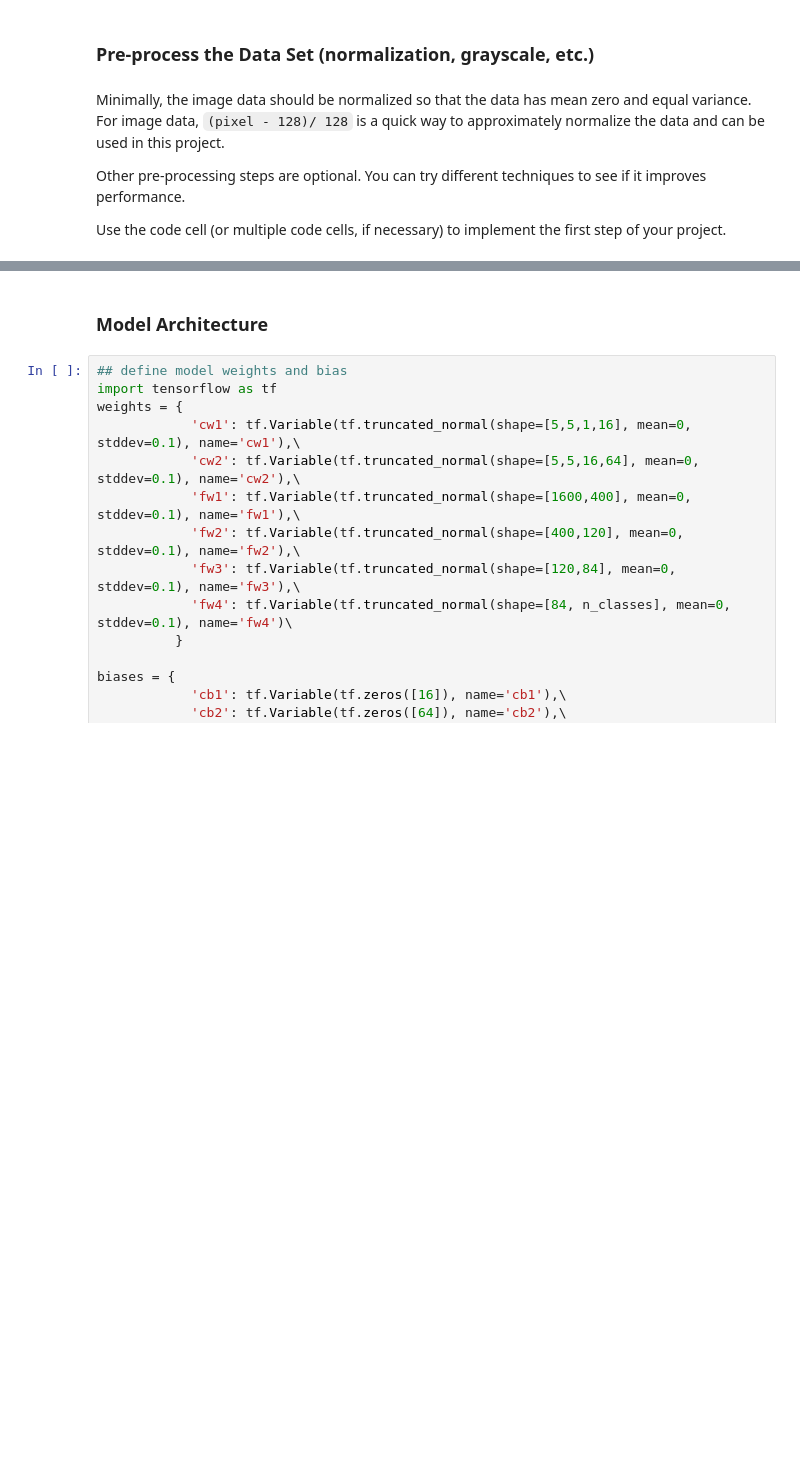
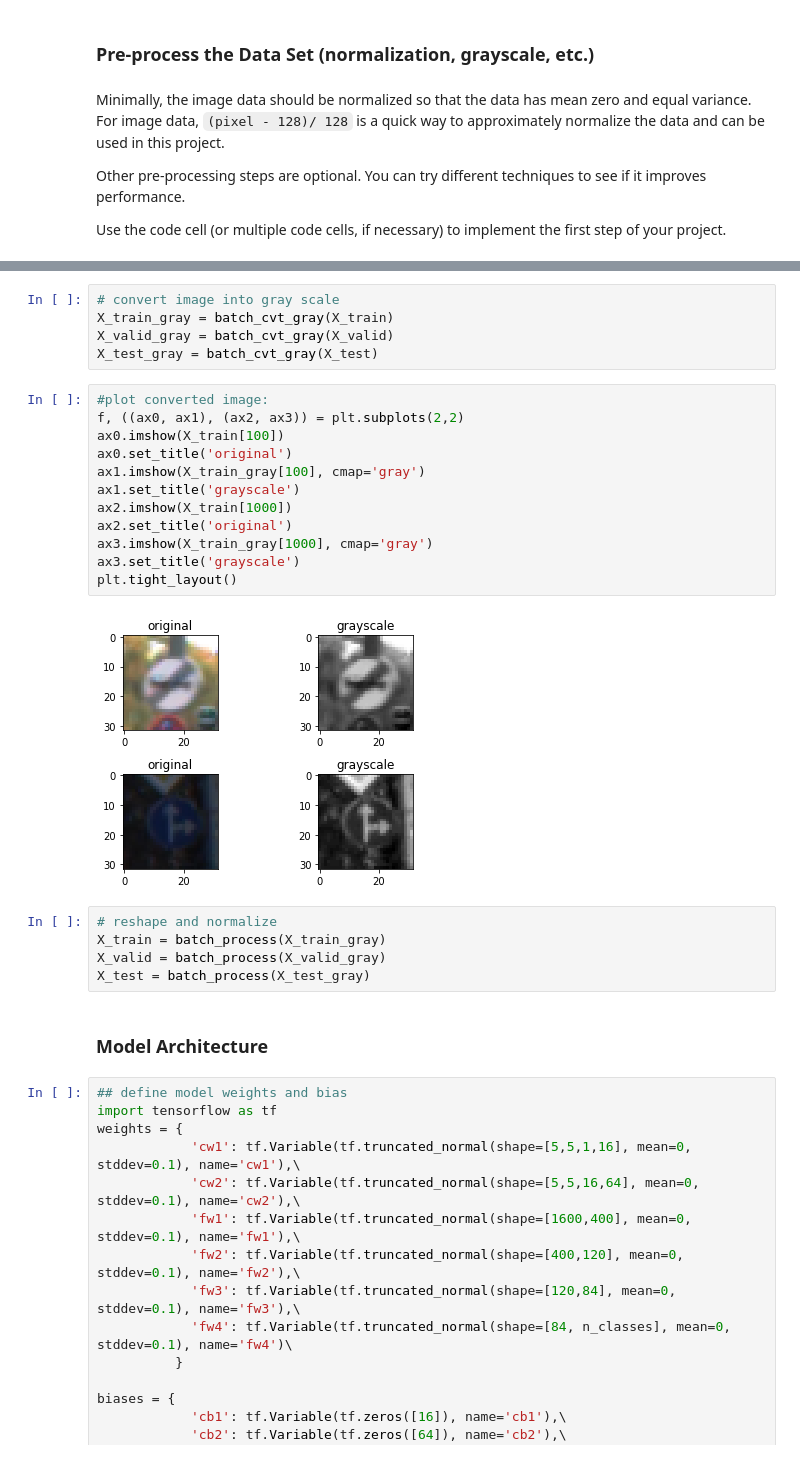
Before and after one commit to andylikescodes/CarND-Traffic-Sign-Classifier-Project, a Jupyter notebook: Traffic_Sign_Classifier.ipynb, the cells around one changed output, grey strips where cells are left out. Cells and saved outputs as stored; diff of their text form; blank space fills up the shorter version.

Commit message:
added images for data processing

```diff
--- a/Traffic_Sign_Classifier.ipynb
+++ b/Traffic_Sign_Classifier.ipynb
@@ -173,3 +189,27 @@ for image in X_test:
+# %%
+# convert image into gray scale
+X_train_gray = batch_cvt_gray(X_train)
+X_valid_gray = batch_cvt_gray(X_valid)
+X_test_gray = batch_cvt_gray(X_test)
+# %%
+#plot converted image:
+f, ((ax0, ax1), (ax2, ax3)) = plt.subplots(2,2)
+ax0.imshow(X_train[100])
+ax0.set_title('original')
+ax1.imshow(X_train_gray[100], cmap='gray')
+ax1.set_title('grayscale')
+ax2.imshow(X_train[1000])
+ax2.set_title('original')
+ax3.imshow(X_train_gray[1000], cmap='gray')
+ax3.set_title('grayscale')
+plt.tight_layout()
+# %% [output]
+[figure, added]
+# %%
+# reshape and normalize
+X_train = batch_process(X_train_gray)
+X_valid = batch_process(X_valid_gray)
+X_test = batch_process(X_test_gray)
 # %% [markdown]
 ### Model Architecture
 # %%
```
Also changed, not shown: parts of 9 cells of this notebook, 3 other files.
